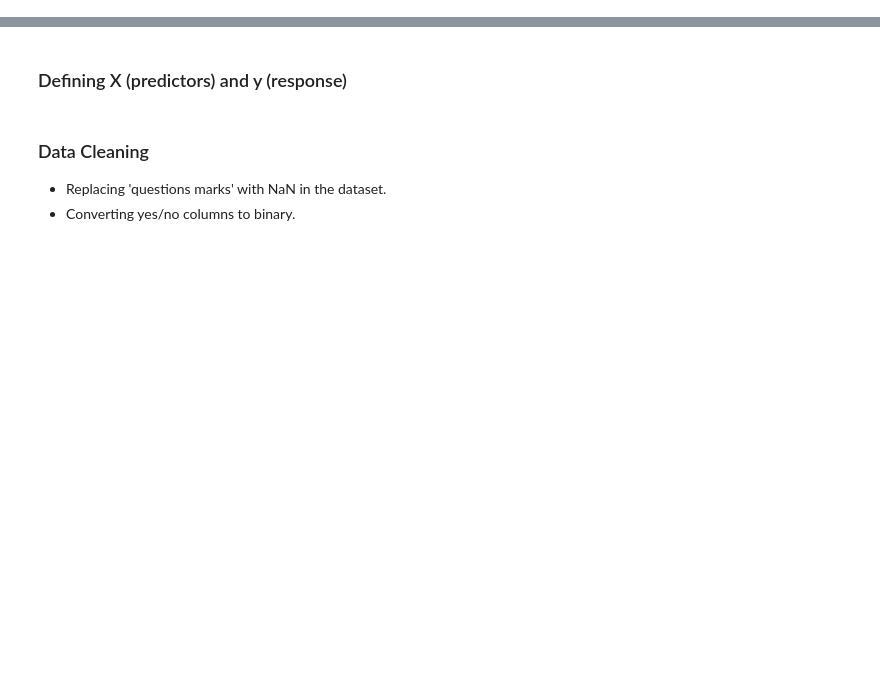
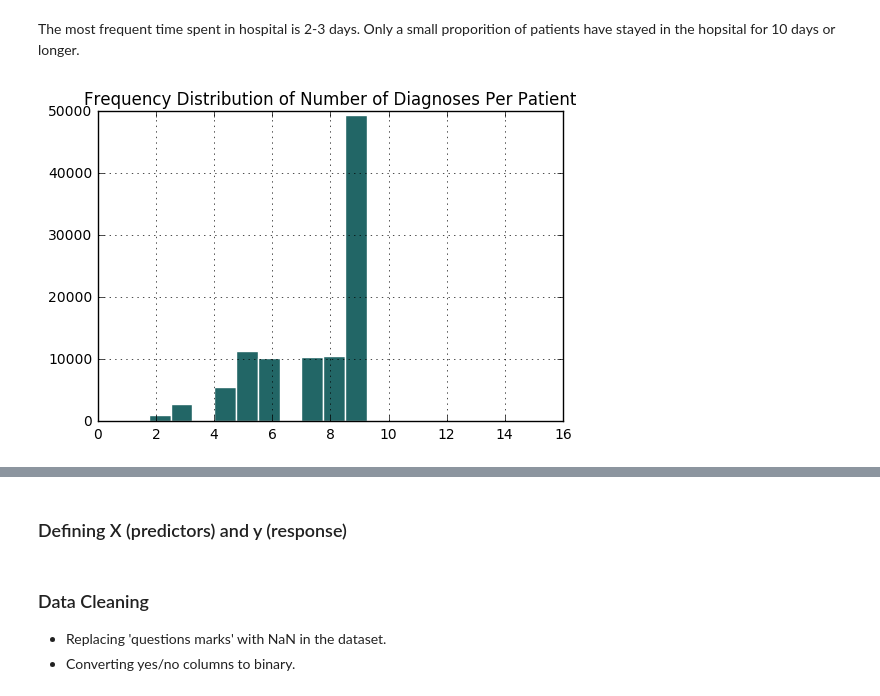
Before and after one commit to rikithamanjunath/diabetes-readmission, a Jupyter notebook: analysis.ipynb, the cells around one changed output, grey strips where cells are left out. Drawn from its saved outputs; the diff is of its cells as text; code cells hidden in the pictures; blank space fills up the shorter version.

```diff
--- a/analysis.ipynb
+++ b/analysis.ipynb
@@ -16,0 +65,8 @@ This dataset is from Virginia Commonwealth University and contains medical data
+# %% [markdown]
+The most frequent time spent in hospital is 2-3 days. Only a small proporition of patients have stayed in the hopsital for 10 days or longer.
+# %%
+pd.DataFrame.hist(df, column='number_diagnoses', bins=20, color='#226666', edgecolor='white')
+plt.title('Frequency Distribution of Number of Diagnoses Per Patient')
+plt.show()
+# %% [output]
+[figure, added]
```
Also changed, not shown: parts of 16 cells of this notebook.
